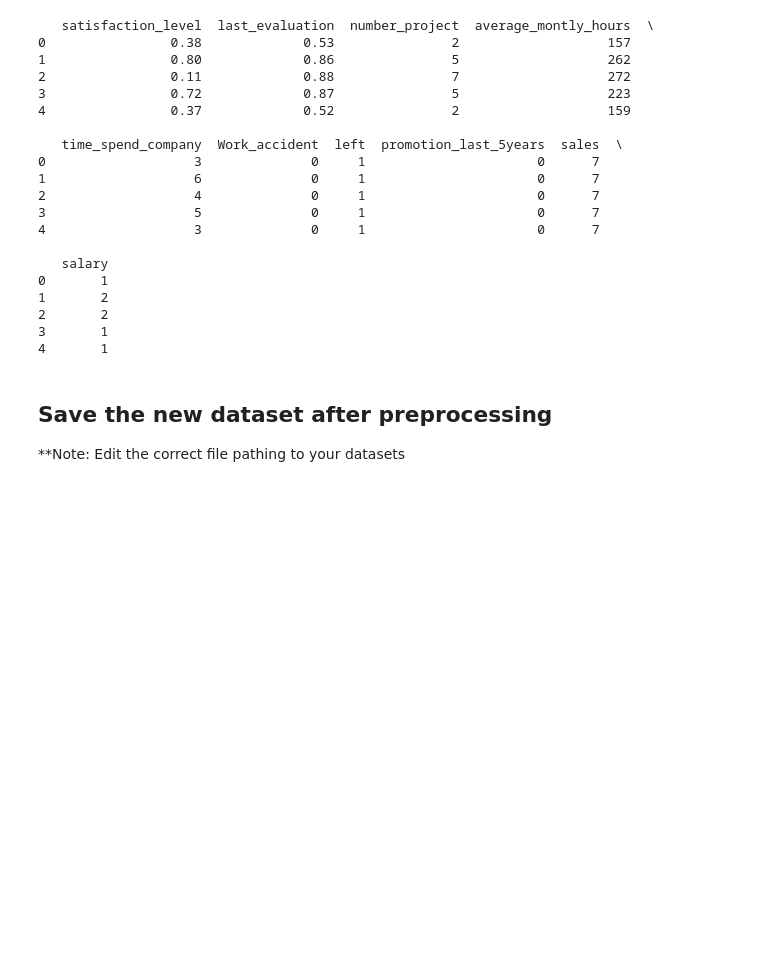
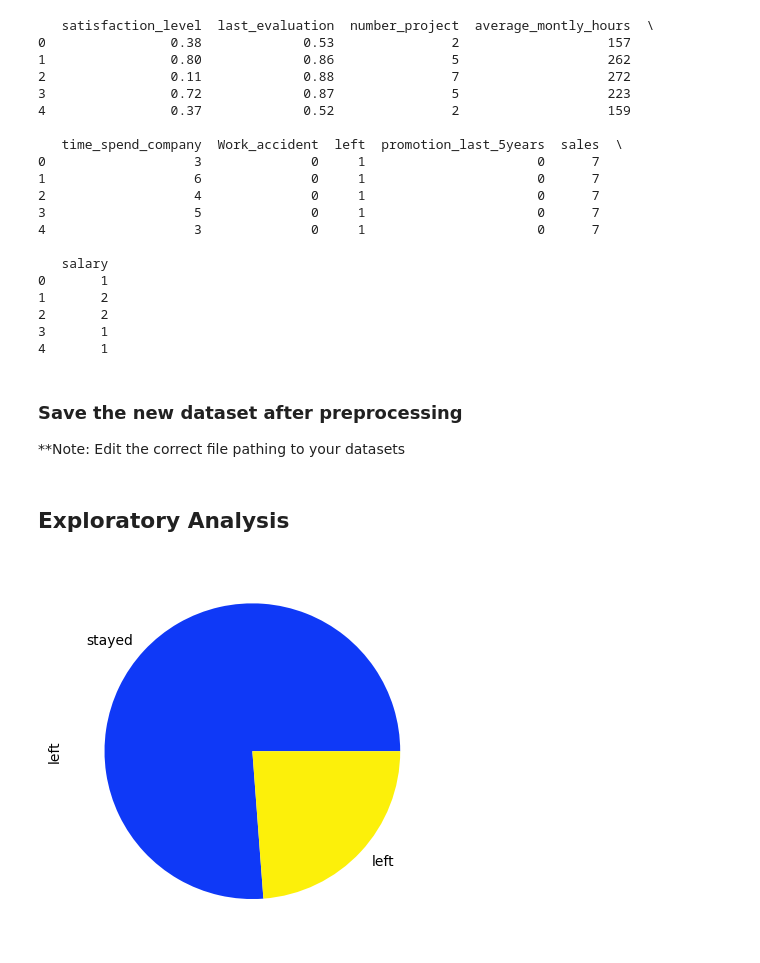
Before and after one commit to madixson/EmployeeChurnHR_Project, a Jupyter notebook: Data_Preprocess.ipynb, the cells around one changed output. Drawn from its saved outputs; the diff is of its cells as text; code cells hidden in the pictures; blank space fills up the shorter version.

```diff
--- a/Data_Preprocess.ipynb
+++ b/Data_Preprocess.ipynb
@@ -104,7 +105,7 @@ print(df.head())
 3       1
 4       1
 # %% [markdown]
-## Save the new dataset after preprocessing
+### Save the new dataset after preprocessing
 **Note: Edit the correct file pathing to your datasets
 # %%
 # Save preprocessed data as a new CSV file
@@ -111,0 +116,14 @@ df.to_csv('/content/drive/MyDrive/EmployeeChurnProject/NewEmployeeData.csv', ind
+# %% [markdown]
+## Exploratory Analysis
+# %%
+# Set color palette for graphing
+pal = ['#0f39f7', '#fcf00a']
+b = '#0f39f7'
+y = '#fcf00a'
+# %%
+# Pi chart for target variable
+df.replace((1, 0), ('left', 'stayed'), inplace=True)
+df['left'].value_counts().plot.pie( colors = pal)
+plt.show()
+# %% [output]
+[figure, added]
```
Also changed, not shown: parts of 4 cells of this notebook.
